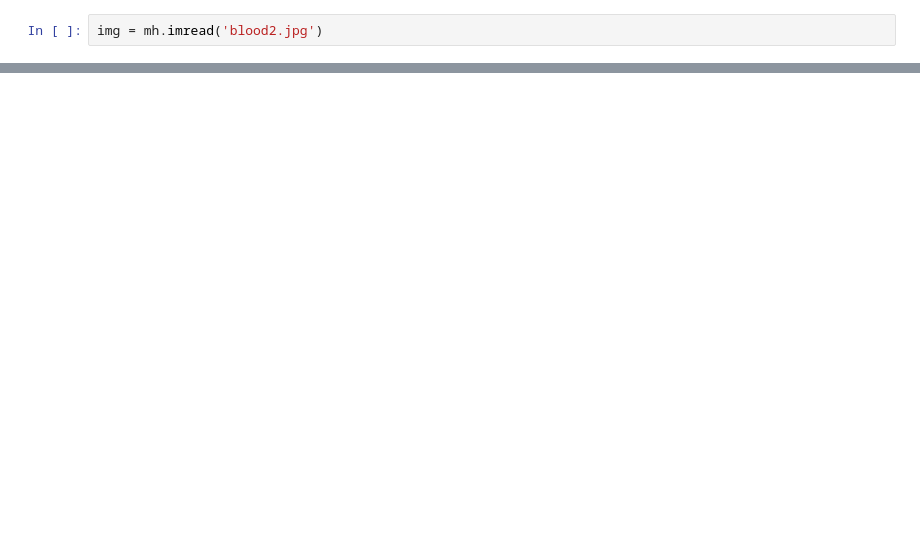
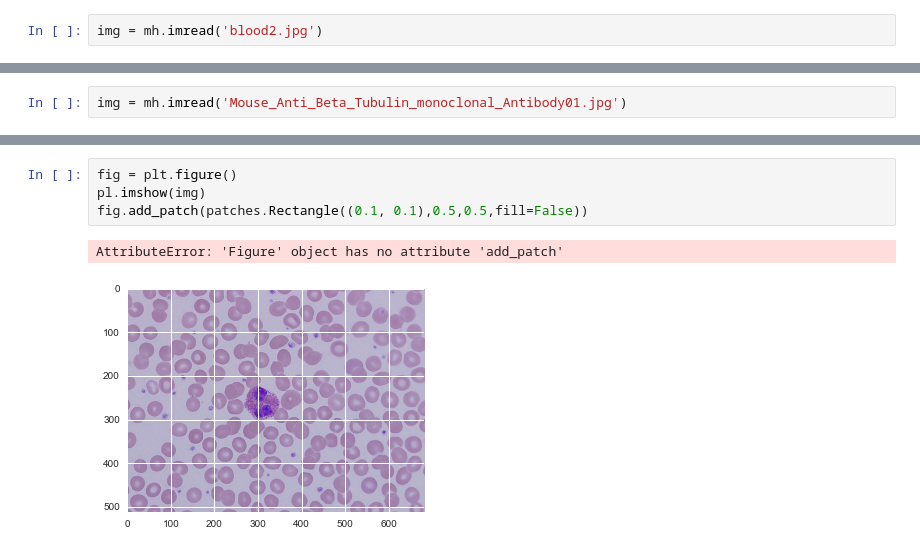
Before and after one commit to Nathan-Thompson/Cell-Image-Processing-and-Clustering, a Jupyter notebook: Clusterin'.ipynb, the cells around one changed output, grey strips where cells are left out. Drawn from its saved outputs; the diff is of its cells as text; blank space fills up the shorter version.

```diff
--- a/Clusterin'.ipynb
+++ b/Clusterin'.ipynb
@@ -141,0 +244,2 @@ test, cells = image2vec(img)
+# %%
+img = mh.imread('Mouse_Anti_Beta_Tubulin_monoclonal_Antibody01.jpg')
@@ -141,0 +321,7 @@ test, cells = image2vec(img)
+# %%
+fig = plt.figure()
+pl.imshow(img)
+fig.add_patch(patches.Rectangle((0.1, 0.1),0.5,0.5,fill=False))
+# %% [output]
+AttributeError: 'Figure' object has no attribute 'add_patch'
+[figure, added]
```
Also changed, not shown: parts of 22 cells of this notebook.
